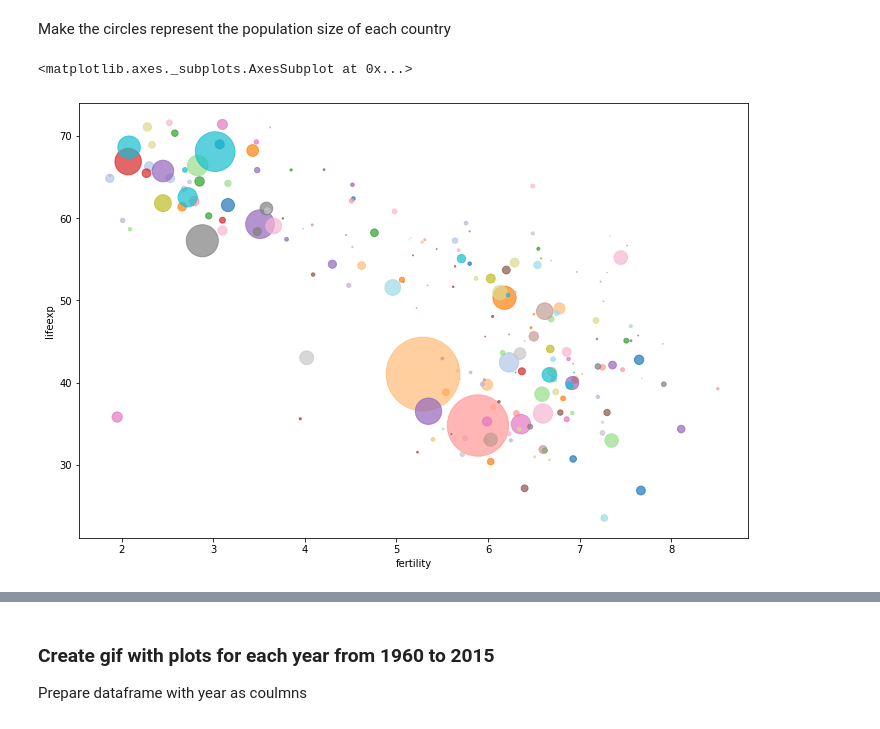
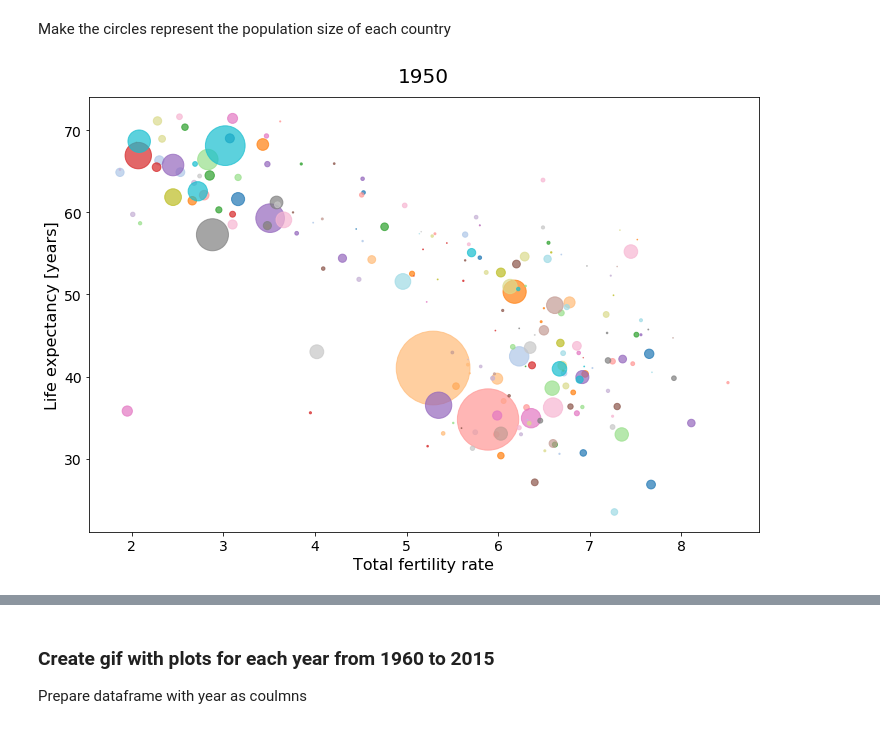
Before and after one commit to julisep/SPICEDbootcamp, a Jupyter notebook: Week_01/Gapminder/Gapminder_Julia.ipynb, the cells around one changed output, grey strips where cells are left out. Drawn from its saved outputs; the diff is of its cells as text; code cells hidden in the pictures.

Commit message:
style Gapminder plots

```diff
--- a/Week_01/Gapminder/Gapminder_Julia.ipynb
+++ b/Week_01/Gapminder/Gapminder_Julia.ipynb
@@ -220,6 +224,9 @@ Make the circles represent the population size of each country
 # %%
 c_size = df6['population']/100000
 df6.plot.scatter('fertility', 'lifeexp', s=c_size, figsize=(12,8), c=cmap, alpha=0.7)
+plt.title('1950', fontsize=20, y= 1.02)
+plt.xlabel('Total fertility rate', fontsize=16)
+plt.ylabel('Life expectancy [years]', fontsize=16)
+plt.tick_params(labelsize=14)
 # %% [output]
-<matplotlib.axes._subplots.AxesSubplot at 0x...>
-[figure, old version]
+[figure, new version]
```
Also changed, not shown: parts of 5 cells of this notebook, 2 other files.
